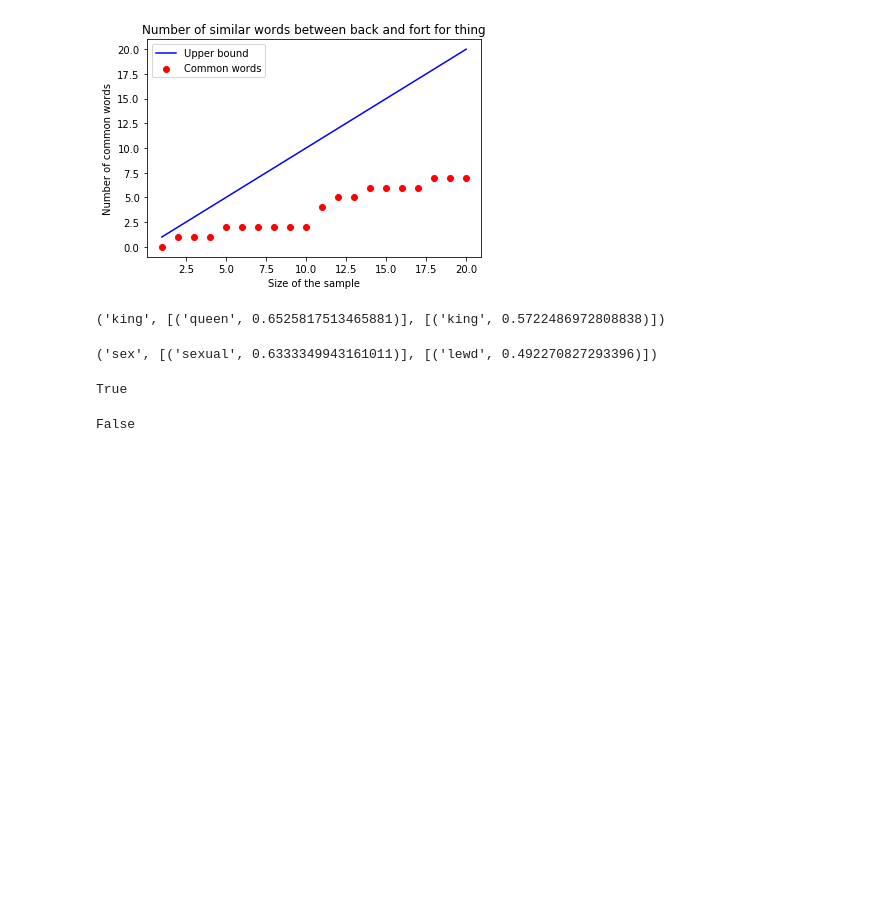
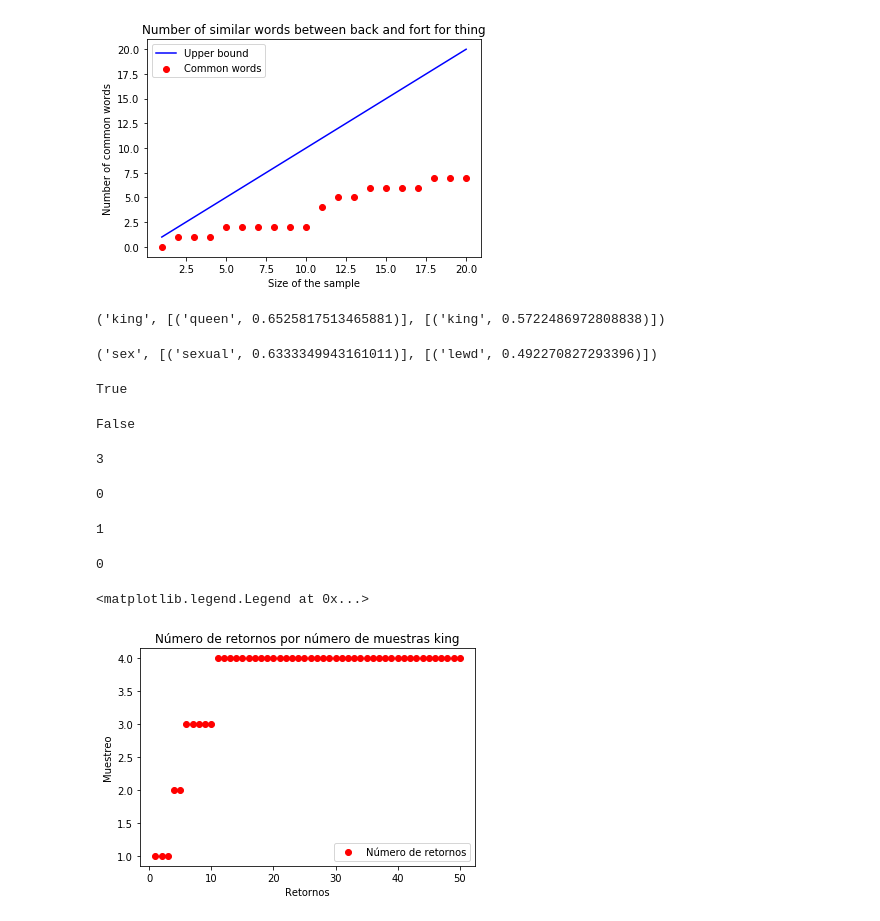
Before and after one commit to MGijon/Python-Notebook-s, a Jupyter notebook: Gensim/Word2Vec Playground.ipynb, the cells around one changed output. Saved outputs shown, nothing was run; the diff lists cells and outputs as text; code cells hidden in the pictures; blank space fills up the shorter version.

```diff
--- a/Gensim/Word2Vec Playground.ipynb
+++ b/Gensim/Word2Vec Playground.ipynb
@@ -375,3 +379,51 @@ True
 vuelve_al_mismo_sitio('sex')
 # %% [output]
 False
+# %%
+# podemos usar esto sobre las palabras resultado, cuanto más vuelvan a la palabra origen más importante semánticamente será esta
+# así podemos establecer jerarquías entre las palabras en función de su importancia, de si son centro o no del reto
+# debo darle vueltas, pero me parece una idea cojonuda!!
+# UNA FORMA DE MEDIR LA IMPORTANCIA DE LAS DESVIACIONES, VIENDO CUANTA MASA (CAMPO GRAVITARTORIO) GENERAN PARA ESA RELACIÓN EN PARTICULAR
+def numero_retornosM(word, Tope = 10):
+    contador = 0
+    lista = model.most_similar(positive = [word, 'women'], negative = ['men'], topn = Tope)
+    for i in lista:
+        if word == model.most_similar(positive = [i[0], 'men'], negative = ['women'], topn = 1)[0][0].lower():
+            contador += 1
+    return contador
+# %%
+numero_retornosM('king')
+# %% [output]
+3
+# %%
+numero_retornosM('sex')
+# %% [output]
+0
+# %%
+numero_retornosM('brave')
+# %% [output]
+1
+# %%
+numero_retornosM('thing')
+# %% [output]
+0
+# %%
+# antes de pasar a la relación inversa, miremos cómo cambia por número de elementos
+Tope = 50
+word = 'king'
+eje_x = [x for x in range(1, Tope + 1)]
+eje_y = []
+# la forma naive de usar la función anterior nos obligaría a repetir los cálculos cada vez, recordar la fórmula de
+# gauss para saber exáctamente cuántas veces
+# hacemos esto para poder asumir  que si tomamos valores más alejados la probabilidad de coincidencia cae hasta 0
+for i in range(1, Tope + 1):
+    eje_y.append(numero_retornosM(word, Tope = i))
+plt.axis('auto')
+plt.scatter(eje_x, eje_y , color = 'red', label = 'Número de retornos')
+plt.title('Número de retornos por número de muestras ' + word)
+plt.xlabel('Retornos')
+plt.ylabel('Muestreo')
+plt.legend()
+# %% [output]
+<matplotlib.legend.Legend at 0x...>
+[figure, added]
```
Also changed, not shown: parts of 9 cells of this notebook, 3 other files.
